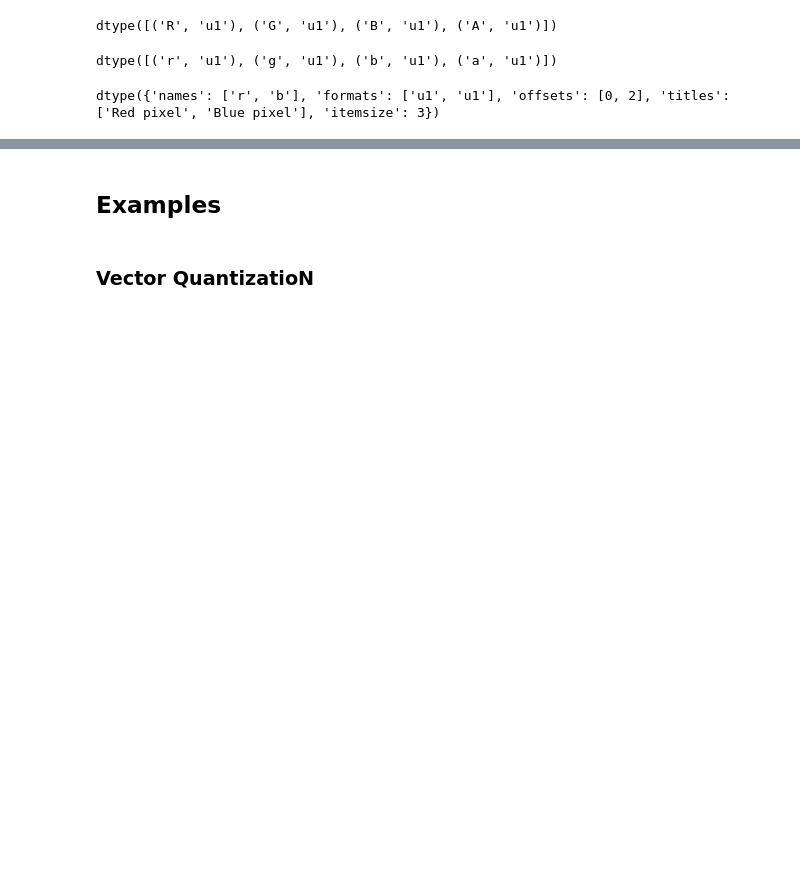
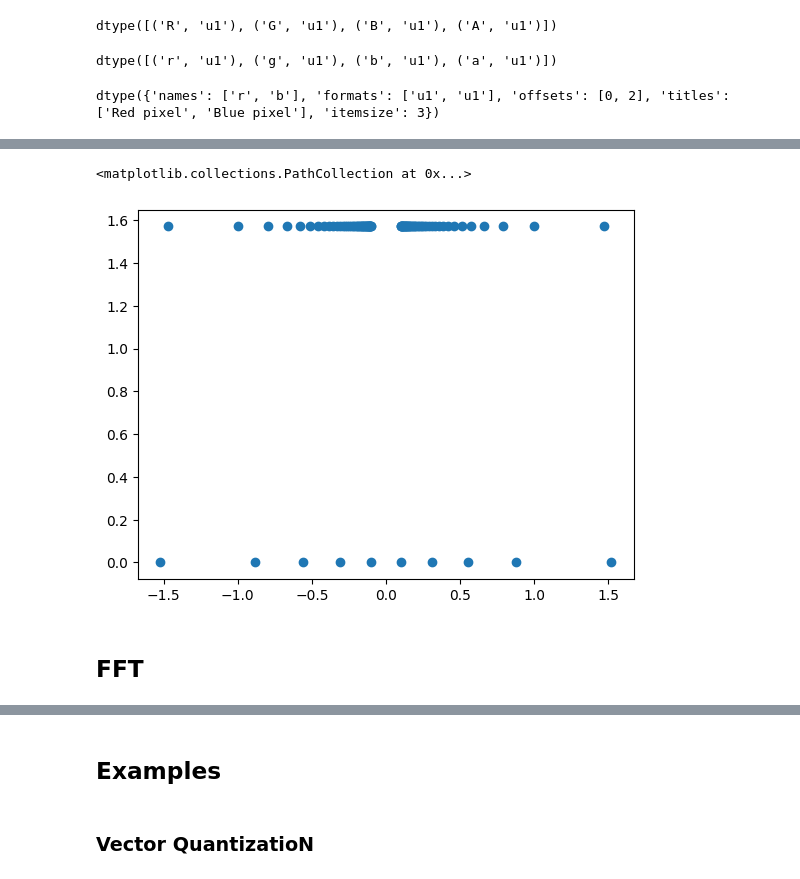
Before and after one commit to czaky/puzzles, a Jupyter notebook: numpy_intro.ipynb, the cells around one changed output, grey strips where cells are left out. Cells and saved outputs as stored; diff of their text form; code cells hidden in the pictures; blank space fills up the shorter version.

```diff
--- a/numpy_intro.ipynb
+++ b/numpy_intro.ipynb
@@ -2754,0 +3132,8 @@ dtype({'names': ['r', 'b'], 'formats': ['u1', 'u1'], 'offsets': [0, 2], 'titles'
+# %%
+y = np.emath.arctanh(x)
+plt.scatter(y.real, y.imag)
+# %% [output]
+<matplotlib.collections.PathCollection at 0x...>
+[figure, added]
+# %% [markdown]
+## FFT
```
Also changed, not shown: parts of 78 cells of this notebook.
